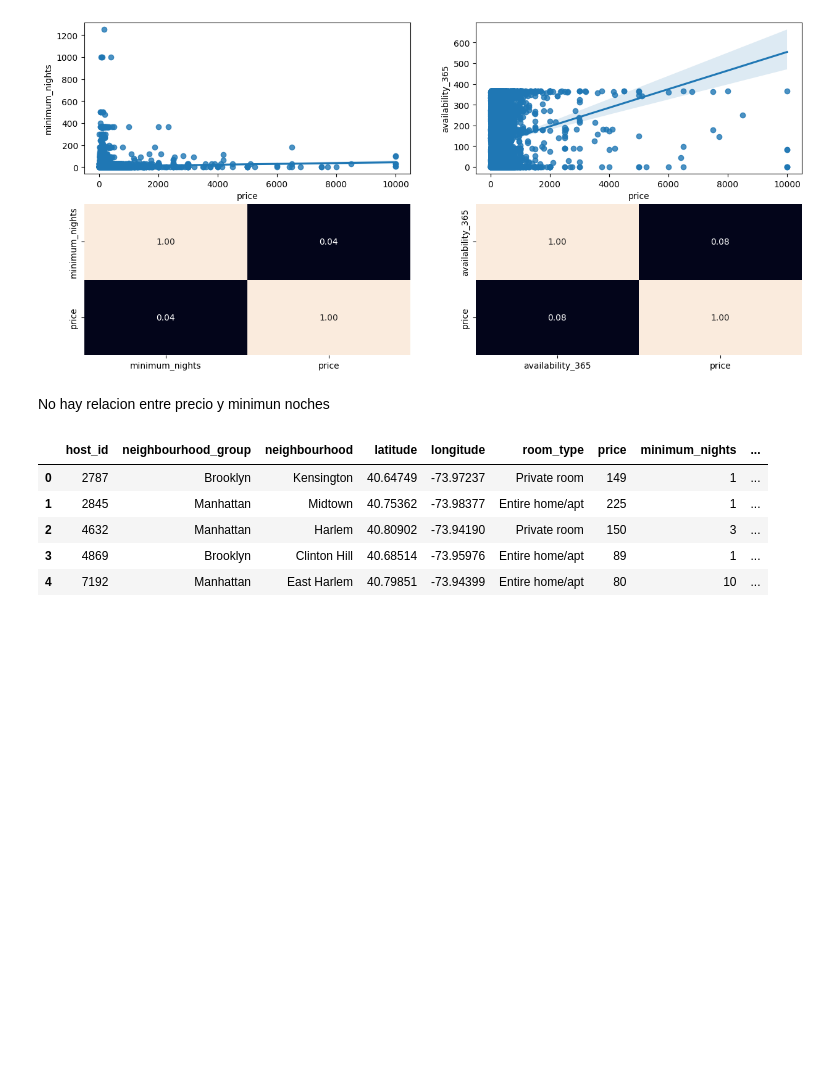
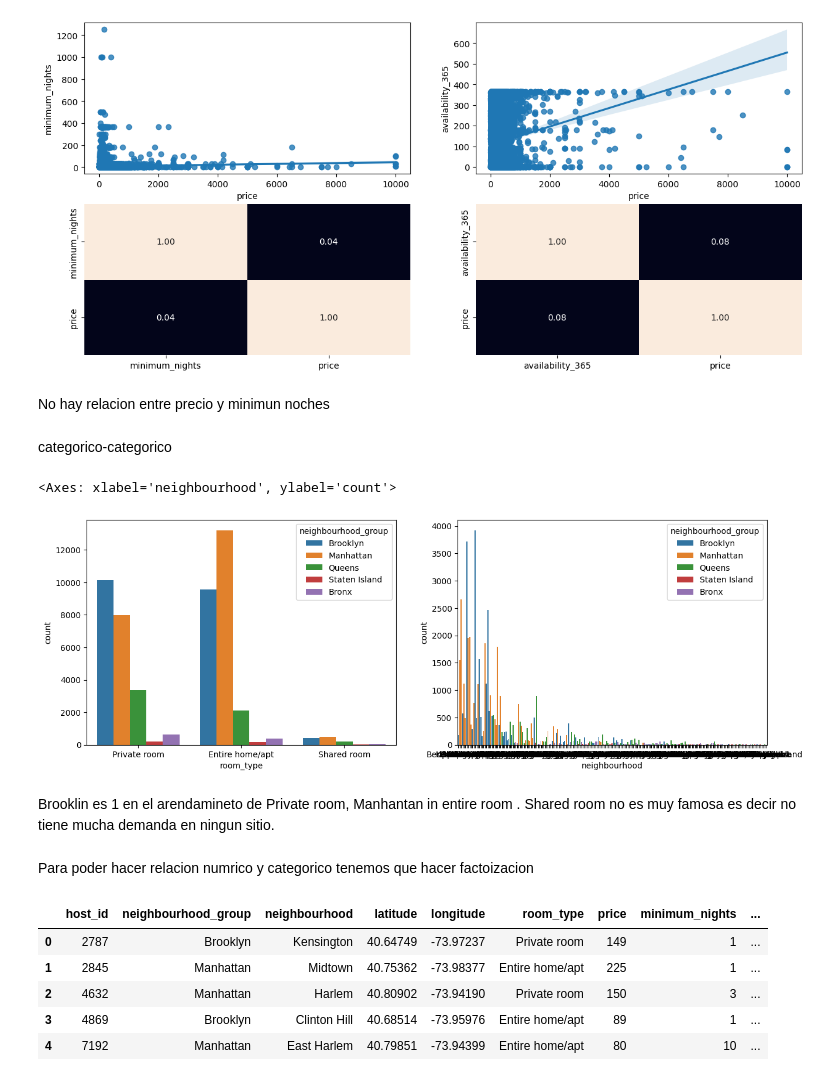
Before and after one commit to OlgaKurganova/EDA, a Jupyter notebook: src/explore.ipynb, the cells around one changed output. Drawn from its saved outputs; the diff is of its cells as text; code cells hidden in the pictures; blank space fills up the shorter version.

```diff
--- a/src/explore.ipynb
+++ b/src/explore.ipynb
@@ -202,11 +202,21 @@ plt.show()
 [figure]
 # %% [markdown]
 No hay relacion entre precio y minimun noches
+# %% [markdown]
+categorico-categorico
 # %%
-fig, axis = plt.subplots(1, 2, figsize = (15, 7))
+
+fig, axis = plt.subplots(1, 2, figsize = (15, 5))
 
 sns.countplot(ax = axis[0], data = total_data, x = "room_type", hue = "neighbourhood_group")
 sns.countplot(ax = axis[1], data = total_data, x = "neighbourhood", hue = "neighbourhood_group")
+# %% [output]
+<Axes: xlabel='neighbourhood', ylabel='count'>
+[figure, added]
+# %% [markdown]
+Brooklin es 1 en el arendamineto de Private room, Manhantan in entire room . Shared room no es muy famosa es decir no tiene mucha demanda en ningun sitio.
+# %% [markdown]
+Para poder hacer relacion numrico y categorico tenemos que hacer factoizacion
 # %%
 total_data['room_type_n'] = pd.factorize(total_data['room_type'])[0]
 total_data['neighbourhood_n'] = pd.factorize(total_data['neighbourhood'])[0]
```
Also changed, not shown: parts of 14 cells of this notebook.
